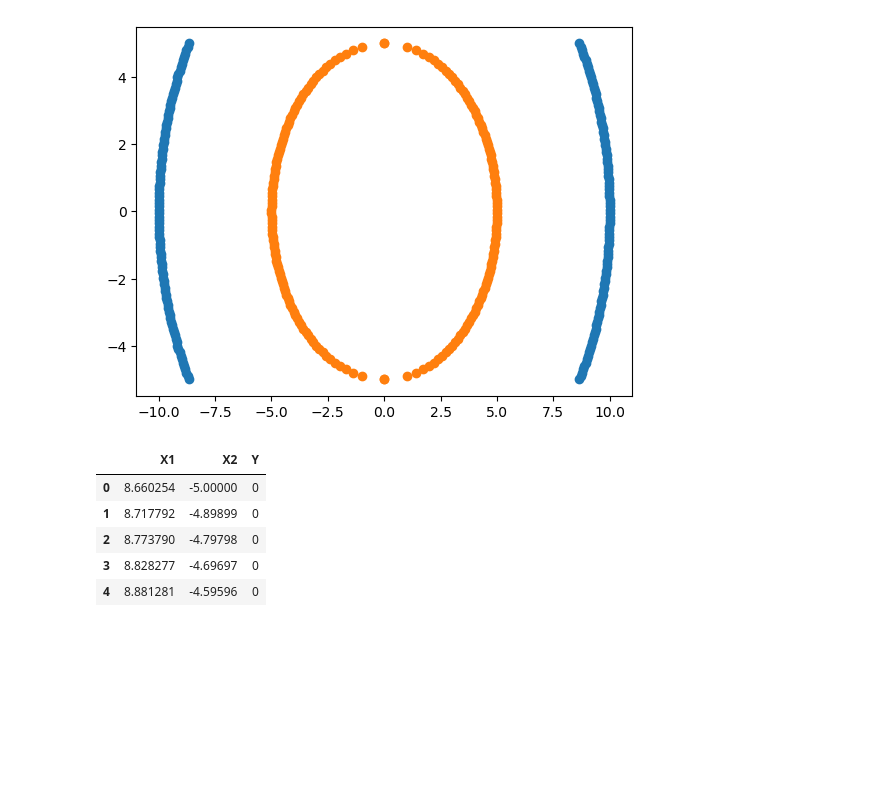
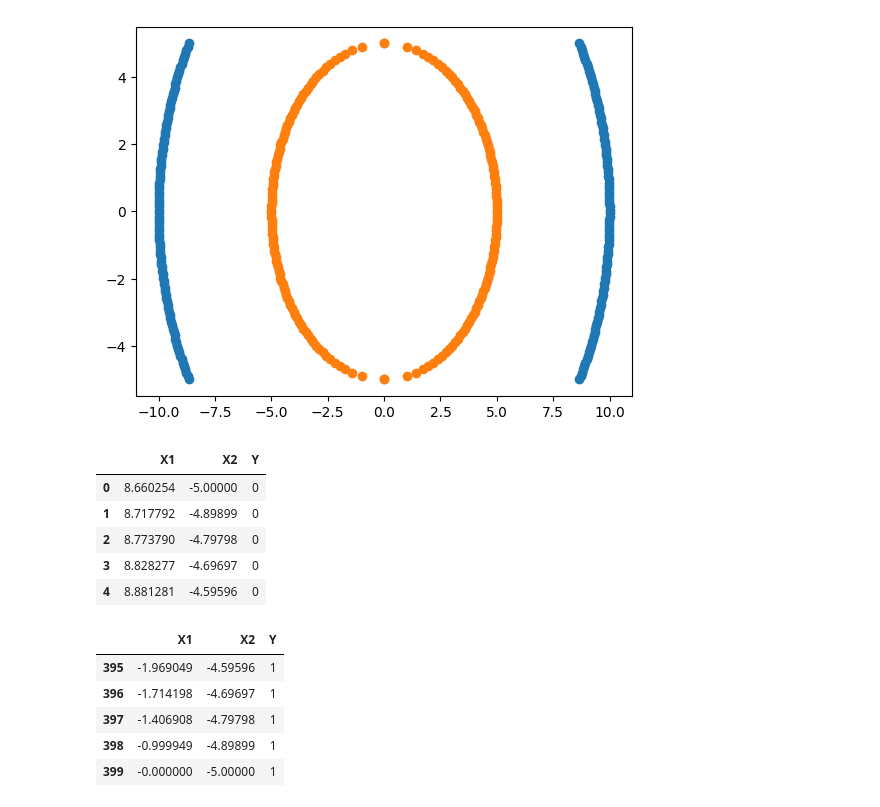
Before and after one commit to ak-pydev/python_practice, a Jupyter notebook: machine-learning/SVM/svm.ipynb, the cells around one changed output. Saved outputs shown, nothing was run; the diff lists cells and outputs as text; code cells hidden in the pictures; blank space fills up the shorter version.

```diff
--- a/machine-learning/SVM/svm.ipynb
+++ b/machine-learning/SVM/svm.ipynb
@@ -204,3 +204,12 @@ df.head(5)
 | 2 | 8.773790 | -4.79798 | 0 |
 | 3 | 8.828277 | -4.69697 | 0 |
 | 4 | 8.881281 | -4.59596 | 0 |
+# %%
+df.tail()
+# %% [output]
+|  | X1 | X2 | Y |
+| 395 | -1.969049 | -4.59596 | 1 |
+| 396 | -1.714198 | -4.69697 | 1 |
+| 397 | -1.406908 | -4.79798 | 1 |
+| 398 | -0.999949 | -4.89899 | 1 |
+| 399 | -0.000000 | -5.00000 | 1 |
```
Also changed, not shown: parts of 19 cells of this notebook, 5 other files.
